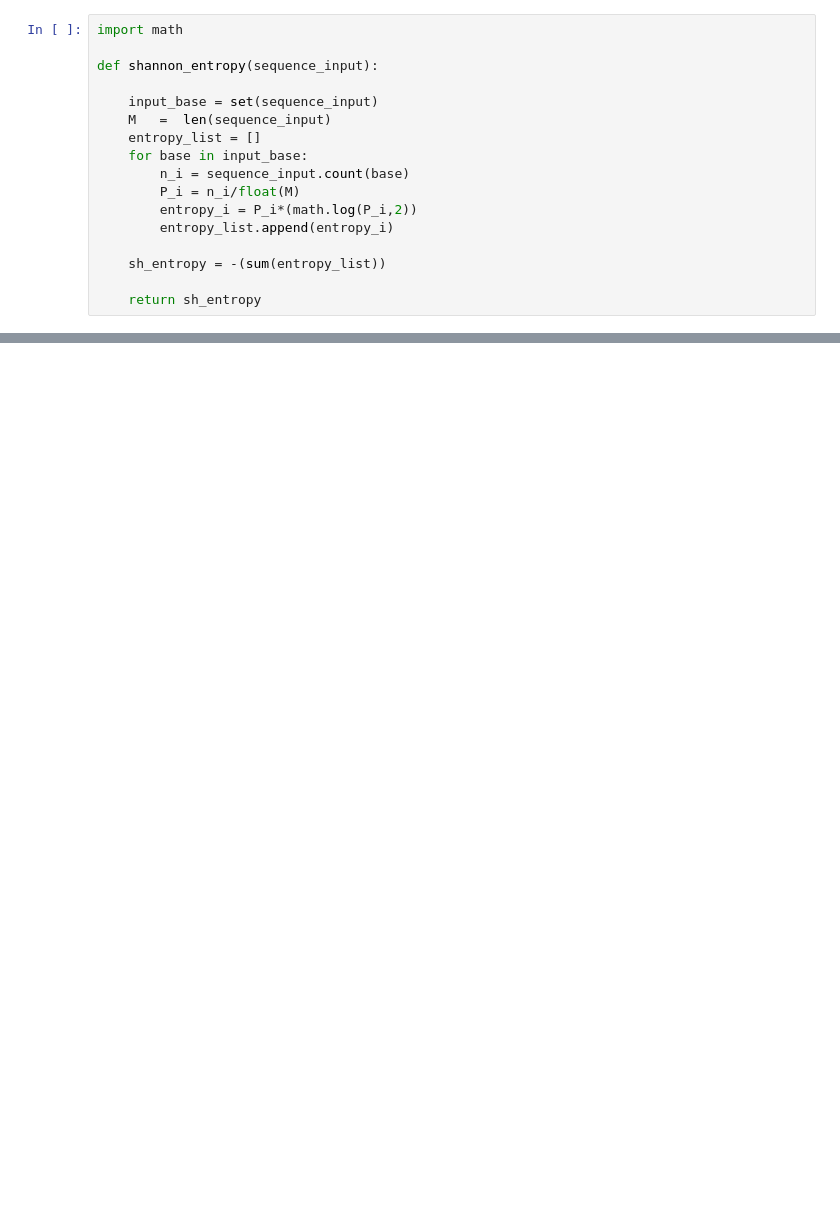
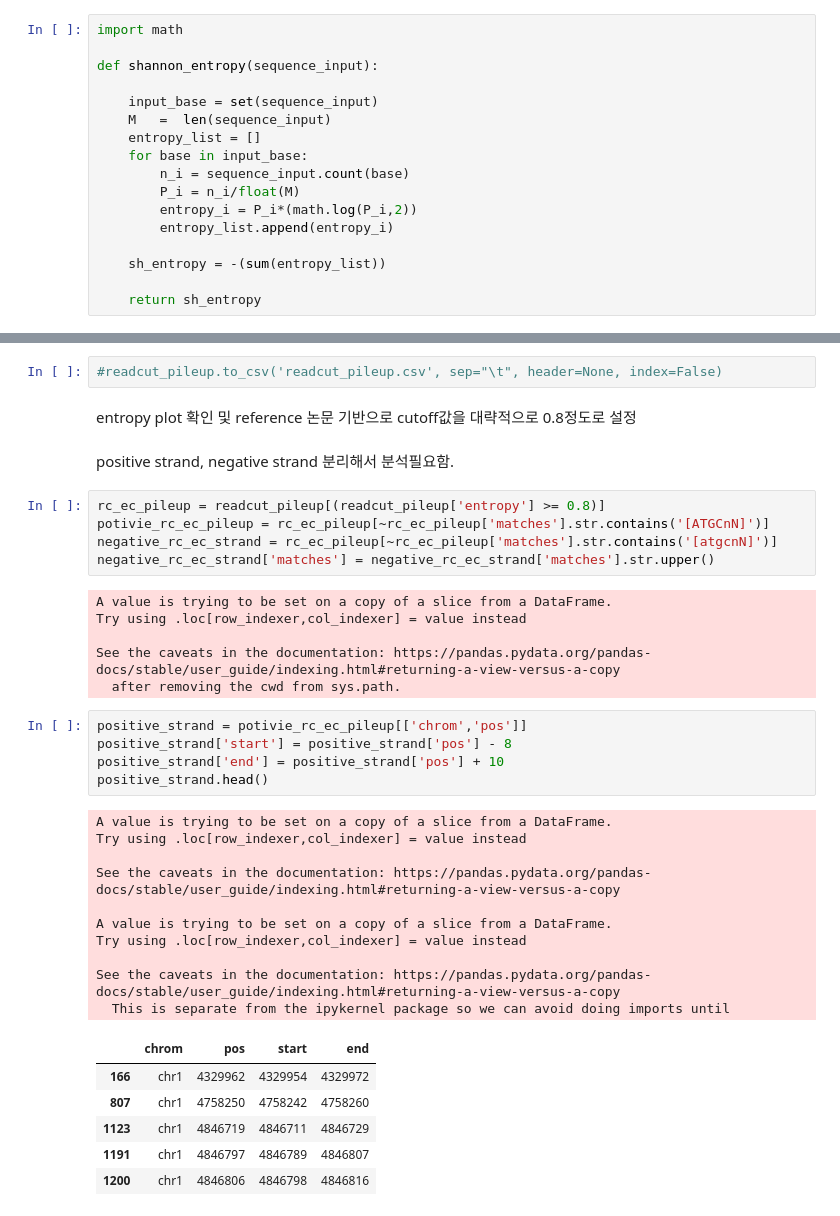
Before and after one commit to JS19563255/2022bioinfo1_project, a Jupyter notebook: myownproject/script.ipynb, the cells around one changed output, grey strips where cells are left out. Saved outputs shown, nothing was run; the diff lists cells and outputs as text; blank space fills up the shorter version.

```diff
--- a/myownproject/script.ipynb
+++ b/myownproject/script.ipynb
@@ -208,0 +136,39 @@ Image(filename='bedgraph1.png',width=700, height=400)
+# %%
+#readcut_pileup.to_csv('readcut_pileup.csv', sep="\t", header=None, index=False)
+# %% [markdown]
+entropy plot 확인 및 reference 논문 기반으로 cutoff값을 대략적으로 0.8정도로 설정
+# %% [markdown]
+positive strand, negative strand 분리해서 분석필요함.
+# %%
+rc_ec_pileup = readcut_pileup[(readcut_pileup['entropy'] >= 0.8)]
+potivie_rc_ec_pileup = rc_ec_pileup[~rc_ec_pileup['matches'].str.contains('[ATGCnN]')]
+negative_rc_ec_strand = rc_ec_pileup[~rc_ec_pileup['matches'].str.contains('[atgcnN]')]
+negative_rc_ec_strand['matches'] = negative_rc_ec_strand['matches'].str.upper()
+# %% [output]
+A value is trying to be set on a copy of a slice from a DataFrame.
+Try using .loc[row_indexer,col_indexer] = value instead
+
+See the caveats in the documentation: https://pandas.pydata.org/pandas-docs/stable/user_guide/indexing.html#returning-a-view-versus-a-copy
+  after removing the cwd from sys.path.
+# %%
+positive_strand = potivie_rc_ec_pileup[['chrom','pos']]
+positive_strand['start'] = positive_strand['pos'] - 8
+positive_strand['end'] = positive_strand['pos'] + 10
+positive_strand.head()
+# %% [output]
+A value is trying to be set on a copy of a slice from a DataFrame.
+Try using .loc[row_indexer,col_indexer] = value instead
+
+See the caveats in the documentation: https://pandas.pydata.org/pandas-docs/stable/user_guide/indexing.html#returning-a-view-versus-a-copy
+
+A value is trying to be set on a copy of a slice from a DataFrame.
+Try using .loc[row_indexer,col_indexer] = value instead
+
+See the caveats in the documentation: https://pandas.pydata.org/pandas-docs/stable/user_guide/indexing.html#returning-a-view-versus-a-copy
+  This is separate from the ipykernel package so we can avoid doing imports until
+|  | chrom | pos | start | end |
+| 166 | chr1 | 4329962 | 4329954 | 4329972 |
+| 807 | chr1 | 4758250 | 4758242 | 4758260 |
+| 1123 | chr1 | 4846719 | 4846711 | 4846729 |
+| 1191 | chr1 | 4846797 | 4846789 | 4846807 |
+| 1200 | chr1 | 4846806 | 4846798 | 4846816 |
```
Also changed, not shown: parts of 53 cells of this notebook.
